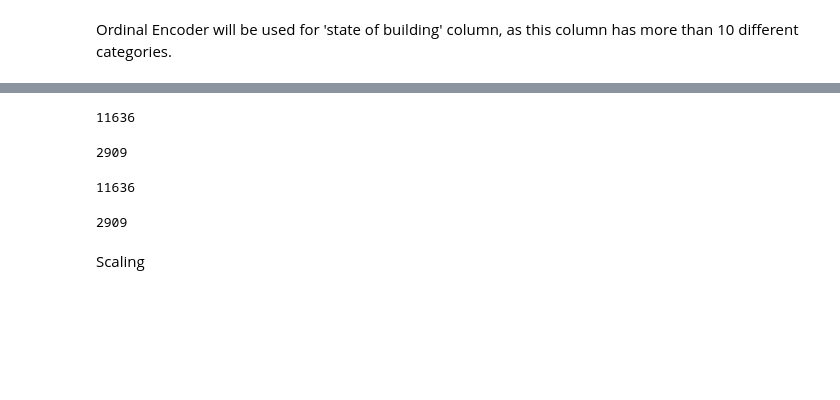
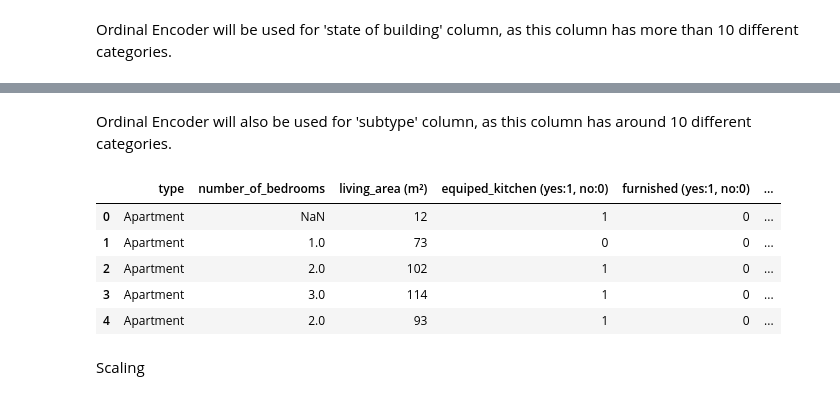
Before and after one commit to butkutez/immo-eliza-ml, a Jupyter notebook: notebook.ipynb, the cells around one changed output, grey strips where cells are left out. Drawn from its saved outputs; the diff is of its cells as text; code cells hidden in the pictures; blank space fills up the shorter version.

```diff
--- a/notebook.ipynb
+++ b/notebook.ipynb
@@ -225,13 +224,42 @@ display(X_train_processed.head())
-# %%
-display(len(X_train.index))
-display(len(X_test.index))
-display(len(X_train))
-display(len(X_test))
-# %% [output]
-11636
-2909
-11636
-2909
+# %% [markdown]
+Ordinal Encoder will also be used for 'subtype' column, as this column has around 10 different categories.
+# %%
+def target_encoder_subtype(X_train, X_test, y_train):
+    from sklearn.preprocessing import TargetEncoder
+    import pandas as pd
+
+    X_train_clean_1 = X_train.copy()
+    X_test_clean_1 = X_test.copy()
+
+    # This function returns a 1D array that contains the input elements
+    y_train_1D = y_train.ravel()
+    target_encoder = TargetEncoder(random_state=42)
+
+    encoded_train = target_encoder.fit_transform(X_train_clean_1[["subtype"]], y_train_1D)
+    encoded_test = target_encoder.transform(X_test_clean_1[["subtype"]])
+
+    encoded_train_df = pd.DataFrame(encoded_train[:, 0], columns=["subtype_TE"], index=X_train_clean_1.index)
+    encoded_test_df = pd.DataFrame(encoded_test[:, 0], columns=["subtype_TE"], index=X_test_clean_1.index)
+
+    X_train_clean_1 = pd.concat([X_train_clean_1, encoded_train_df], axis=1)
+    X_test_clean_1 = pd.concat([X_test_clean_1, encoded_test_df], axis=1)
+
+    X_train_clean_1 = X_train_clean_1.drop("subtype", axis=1)
+    X_test_clean_1 = X_test_clean_1.drop("subtype", axis=1)
+
+    return X_train_clean_1, X_test_clean_1
+
+X_train_with_state, X_test_with_state = target_encoder_state(X_train, X_test, y_train)
+X_train_final_encoded, X_test_final_encoded = target_encoder_subtype(X_train_with_state, X_test_with_state, y_train)
+
+display(X_train_final_encoded.head())
+# %% [output]
+|  | type | number_of_bedrooms | living_area (m²) | equiped_kitchen (yes:1, no:0) | furnished (yes:1, no:0) | ... |
+| 0 | Apartment | NaN | 12 | 1 | 0 | ... |
+| 1 | Apartment | 1.0 | 73 | 0 | 0 | ... |
+| 2 | Apartment | 2.0 | 102 | 1 | 0 | ... |
+| 3 | Apartment | 3.0 | 114 | 1 | 0 | ... |
+| 4 | Apartment | 2.0 | 93 | 1 | 0 | ... |
 # %% [markdown]
 Scaling
 # %%
```
Also changed, not shown: parts of 10 cells of this notebook, 2 other files.
